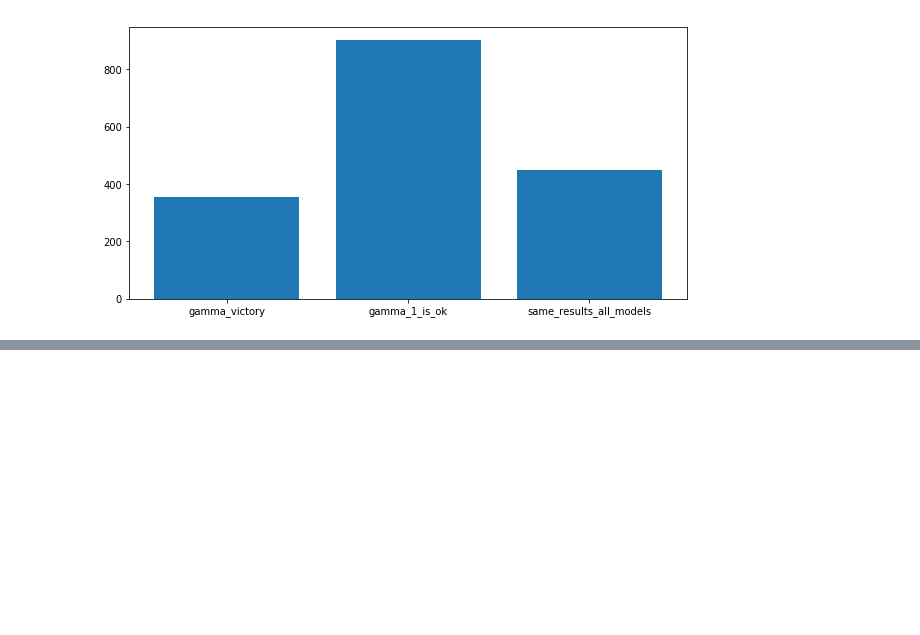
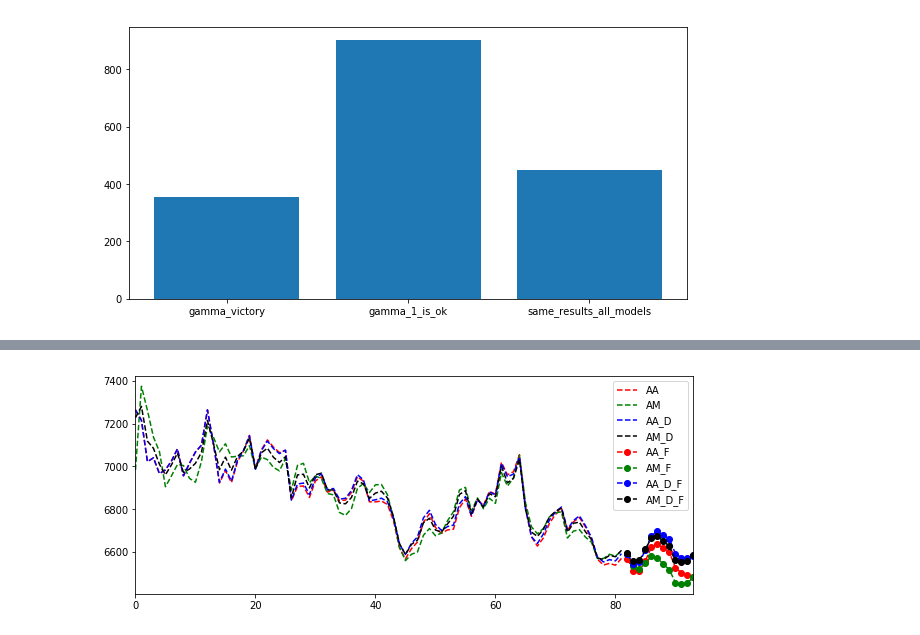
Before and after one commit to PetrGarm/CW_3course, a Jupyter notebook: CV_algorithm.ipynb, the cells around one changed output, grey strips where cells are left out. Saved outputs shown, nothing was run; the diff lists cells and outputs as text; code cells hidden in the pictures; blank space fills up the shorter version.

```diff
--- a/CV_algorithm.ipynb
+++ b/CV_algorithm.ipynb
@@ -396,0 +456,23 @@ plt.bar(x, y);
+# %%
+plt.figure(figsize=(10, 4))
+
+fit1 = ExponentialSmoothing(x, seasonal_periods=12, trend='add', seasonal='add').fit(use_boxcox=True)
+fit2 = ExponentialSmoothing(x, seasonal_periods=12, trend='add', seasonal='mul').fit(use_boxcox=True)
+fit3 = ExponentialSmoothing(x, seasonal_periods=12, trend='add', seasonal='add', damped=True).fit(use_boxcox=True)
+fit4 = ExponentialSmoothing(x, seasonal_periods=12, trend='add', seasonal='mul', damped=True).fit(use_boxcox=True)
+fit1.fittedvalues.plot(style='--', color='red',  label="AA")
+fit2.fittedvalues.plot(style='--', color='green', label="AM")
+fit3.fittedvalues.plot(style='--', color='blue', label="AA_D")
+fit4.fittedvalues.plot(style='--', color='black', label="AM_D")
+
+
+fit1.forecast(12).plot(style='--', marker='o', color='red',label="AA_F")
+fit2.forecast(12).plot(style='--', marker='o', color='green', label="AM_F")
+fit3.forecast(12).plot(style='--', marker='o', color='blue',label="AA_D_F")
+fit4.forecast(12).plot(style='--', marker='o', color='black', label="AM_D_F")
+plt.legend()
+
+
+plt.show()
+# %% [output]
+[figure, added]
```
Also changed, not shown: parts of 10 cells of this notebook.
